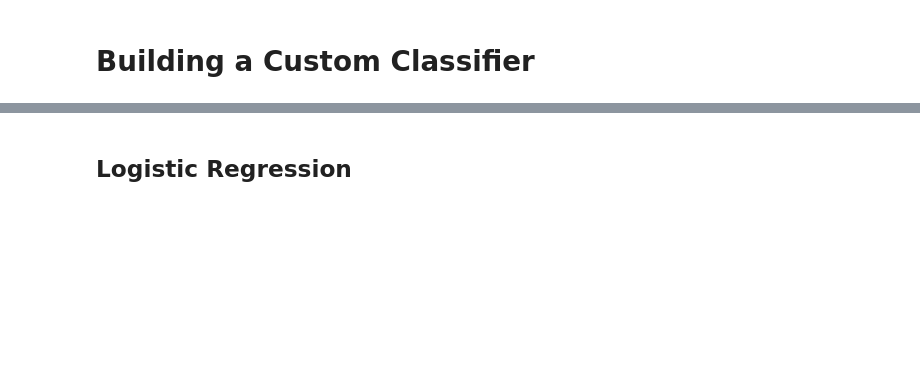
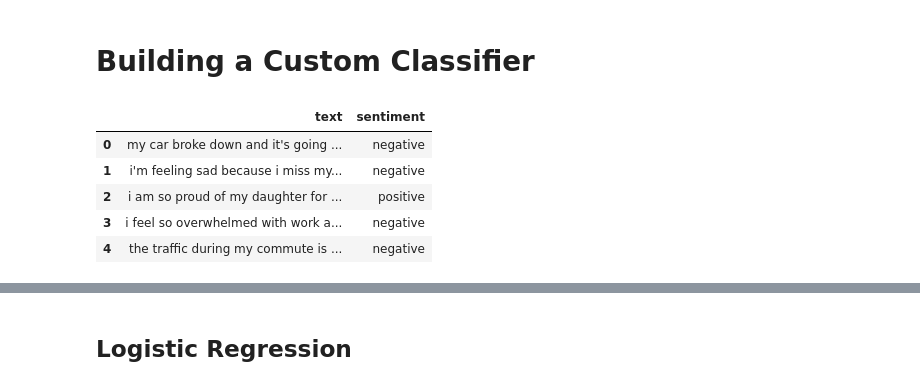
Before and after one commit to jessejuwe/intro-to-nlp, a Jupyter notebook: notebooks/06. Custom Text Classifier.ipynb, the cells around one changed output, grey strips where cells are left out. Cells and saved outputs as stored; diff of their text form; code cells hidden in the pictures; blank space fills up the shorter version.

```diff
--- a/notebooks/06. Custom Text Classifier.ipynb
+++ b/notebooks/06. Custom Text Classifier.ipynb
@@ -31,6 +31,14 @@ data = pd.DataFrame([("i love spending time with my friends and family", "positi
                     columns=['text', 'sentiment'])
 # %%
 data = data.sample(frac=1).reset_index(drop=True)
+data.head()
+# %% [output]
+|  | text | sentiment |
+| 0 | my car broke down and it's going ... | negative |
+| 1 | i'm feeling sad because i miss my... | negative |
+| 2 | i am so proud of my daughter for ... | positive |
+| 3 | i feel so overwhelmed with work a... | negative |
+| 4 | the traffic during my commute is ... | negative |
 # %%
 X = data['text']
 y = data['sentiment']
```
Also changed, not shown: parts of 9 cells of this notebook.
